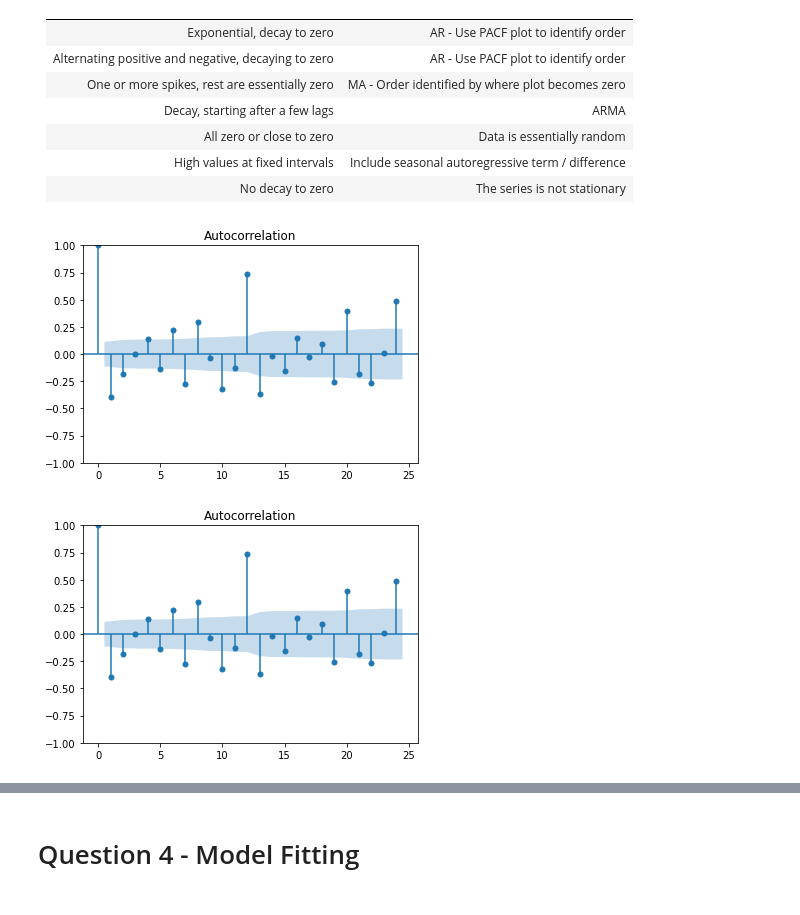
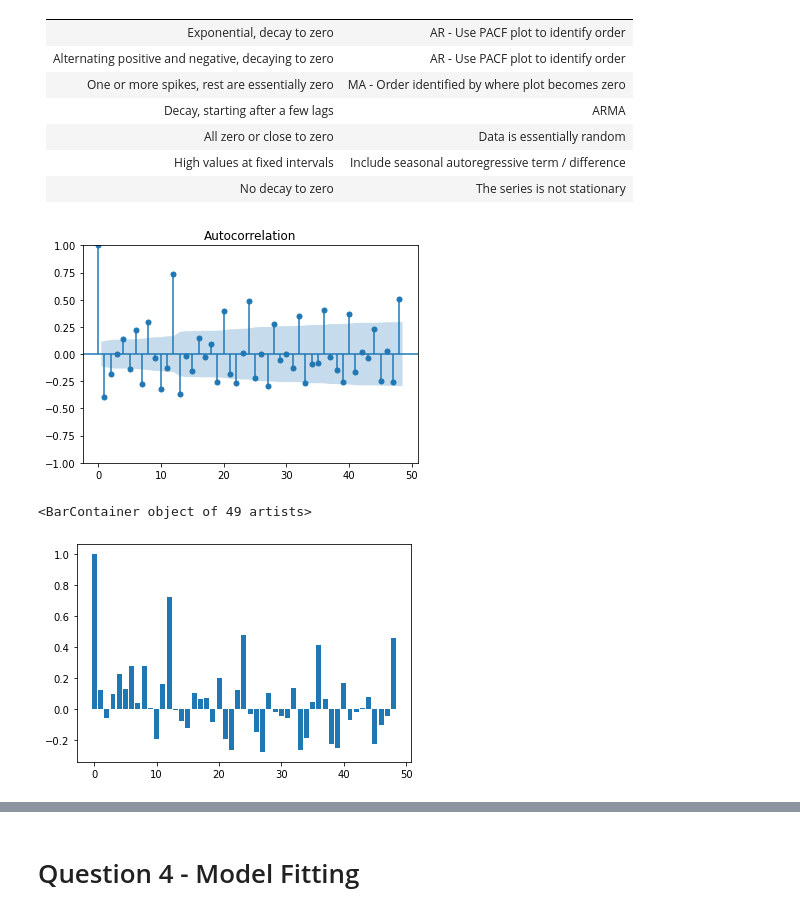
Before and after one commit to DuncanFerguson/GITHUB_REPOSITORY, a Jupyter notebook: DU_MSDS/Data Science Tools 1/Assignment_5/Duncan_Ferguson_Assignment_5.ipynb, the cells around one changed output, grey strips where cells are left out. Saved outputs shown, nothing was run; the diff lists cells and outputs as text; code cells hidden in the pictures.

```diff
--- a/DU_MSDS/Data Science Tools 1/Assignment_5/Duncan_Ferguson_Assignment_5.ipynb
+++ b/DU_MSDS/Data Science Tools 1/Assignment_5/Duncan_Ferguson_Assignment_5.ipynb
@@ -313,0 +303,4 @@ Critical Values:
+# %%
+ProductionVolume['lag_1'] = ProductionVolume['IOP'].diff(periods=1)
+ProductionVolume['lag_12'] = ProductionVolume['IOP'].diff(periods=12)
+run_adftest(ProductionVolume['lag_1'].dropna())
@@ -331,7 +332,12 @@ All zero or close to zero | Data is essentially random
 High values at fixed intervals | Include seasonal autoregressive term / difference
 No decay to zero | The series is not stationary
 # %%
-plot_acf(ProductionVolume['IOP'].diff(1).dropna(), lags=24)
+plot_acf(ProductionVolume['IOP'].diff().dropna(), lags=48);
 # %% [output]
-[figure, old version]
+[figure, new version]
-[figure, removed]
+# %%
+autocorr = acf(ProductionVolume['IOP'], nlags=48)
+plt.bar(range(len(autocorr)), autocorr)
+# %% [output]
+<BarContainer object of 49 artists>
+[figure, added]
```
Also changed, not shown: parts of 20 cells of this notebook.
